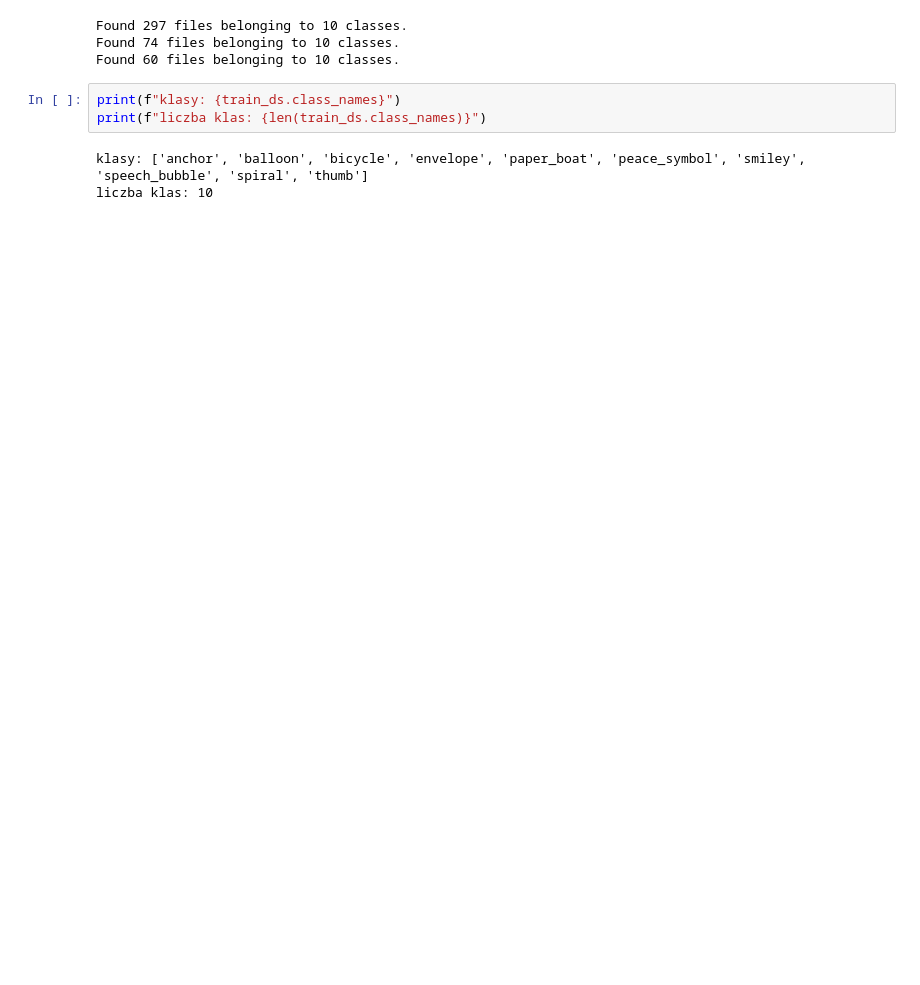
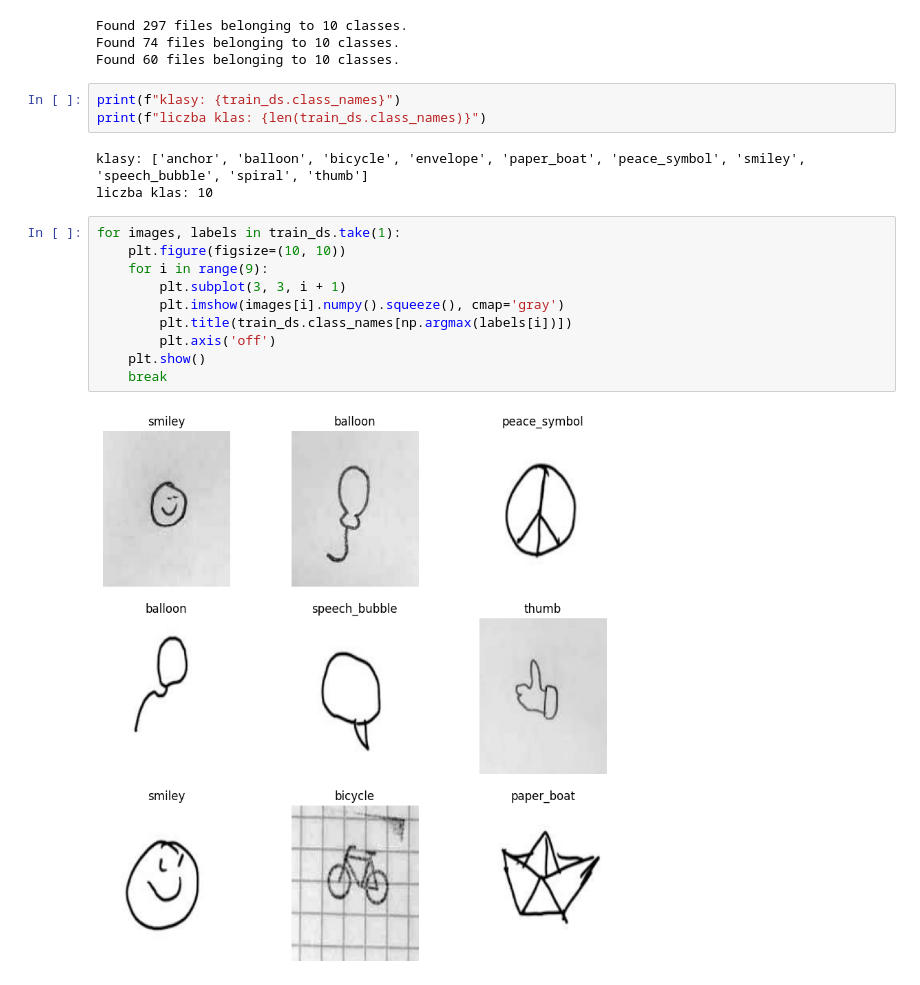
Before and after one commit to fidok15/ProjektRekrutacjaSolvro, a Jupyter notebook: Project/tensorflow.ipynb, the cells around one changed output. Drawn from its saved outputs; the diff is of its cells as text; blank space fills up the shorter version.

```diff
--- a/Project/tensorflow.ipynb
+++ b/Project/tensorflow.ipynb
@@ -75,3 +93,15 @@ print(f"liczba klas: {len(train_ds.class_names)}")
 # %% [output]
 klasy: ['anchor', 'balloon', 'bicycle', 'envelope', 'paper_boat', 'peace_symbol', 'smiley', 'speech_bubble', 'spiral', 'thumb']
 liczba klas: 10
+# %%
+for images, labels in train_ds.take(1):
+    plt.figure(figsize=(10, 10))
+    for i in range(9):
+        plt.subplot(3, 3, i + 1)
+        plt.imshow(images[i].numpy().squeeze(), cmap='gray')
+        plt.title(train_ds.class_names[np.argmax(labels[i])])
+        plt.axis('off')
+    plt.show()
+    break
+# %% [output]
+[figure, added]
```
Also changed, not shown: parts of 10 cells of this notebook, 3 other files.
